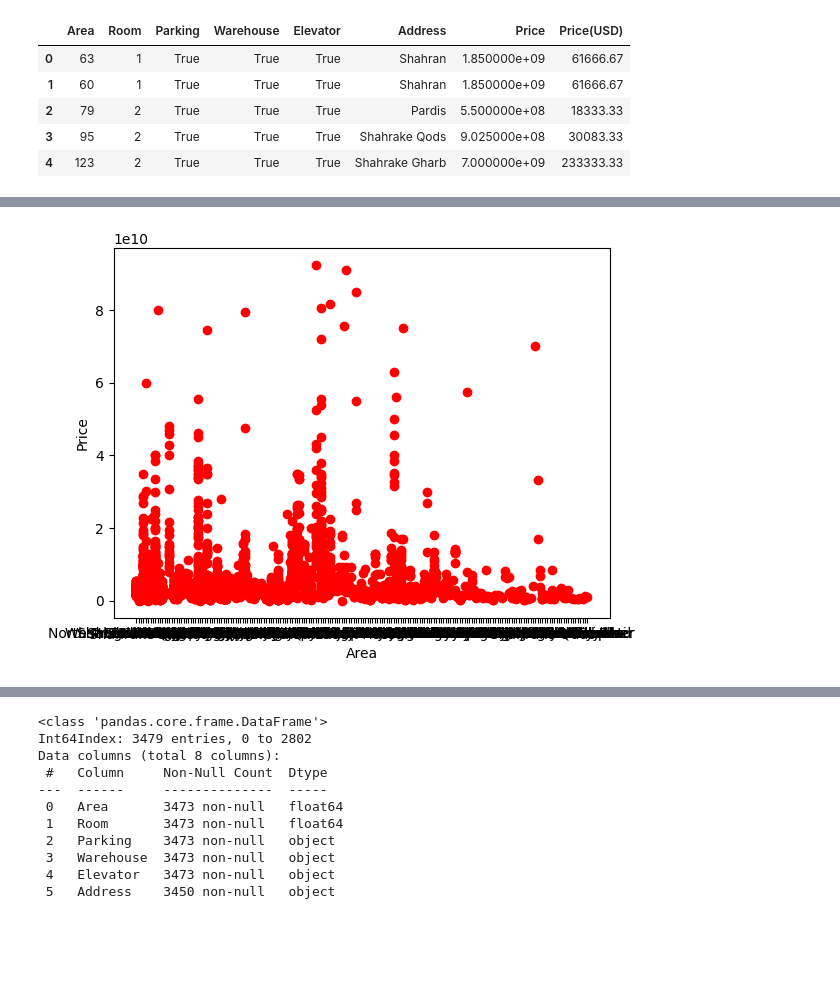
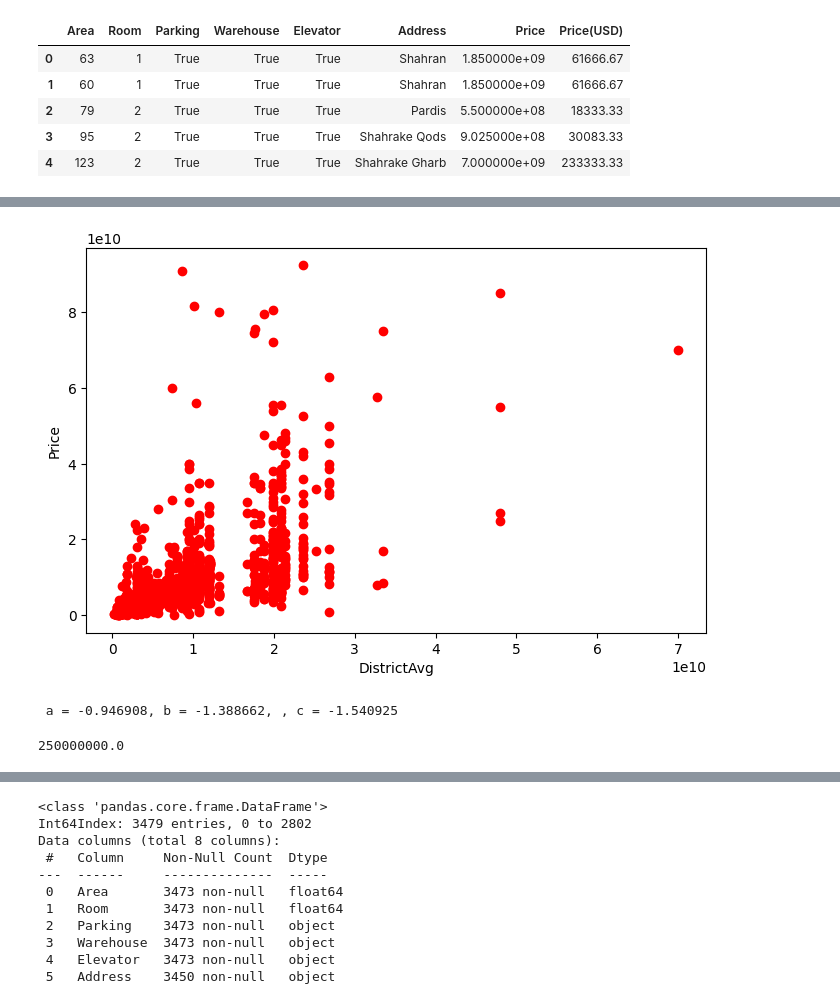
Before and after one commit to as-1999/Tehran-house-price-prediction, a Jupyter notebook: ml.ipynb, the cells around one changed output, grey strips where cells are left out. Drawn from its saved outputs; the diff is of its cells as text; code cells hidden in the pictures; blank space fills up the shorter version.

```diff
--- a/ml.ipynb
+++ b/ml.ipynb
@@ -14,14 +14,16 @@ df.head()
 | 3 | 95 | 2 | True | True | True | Shahrake Qods | 9.025000e+08 | 30083.33 |
 | 4 | 123 | 2 | True | True | True | Shahrake Gharb | 7.000000e+09 | 233333.33 |
 # %%
+#Delete unnecessary data
+df.drop('Price(USD)', axis=1, inplace=True)
+
 #Removing outlier data
 indexNames = df[df['Area'].apply(lambda x: not x.isdigit())].index
 df.drop(indexNames , inplace=True)
+df = df[df['Address'].notna()]
+df = df.reset_index(drop=True)
 
 #Changing 'Area' column type
-df['Area'] = df['Area'].astype(np.float64)
+df['Area'] = df['Area'].astype(np.int32)
 
-#Delete unnecessary data
-df.drop('Price(USD)', axis=1, inplace=True)
-nans = df['Address'].isna()
-df = df[~nans]
+df
@@ -55,27 +71,23 @@ memory usage: 144.9+ KB
 # %%
 # Importing LabelEncoder from Sklearn
 # library from preprocessing Module.
-from sklearn.preprocessing import LabelEncoder
+#from sklearn.preprocessing import LabelEncoder
 
 # Creating a instance of label Encoder.
-le = LabelEncoder()
+#le = LabelEncoder()
 
 # Using .fit_transform function to fit label
 # encoder and return encoded label
 #label = le.fit_transform(df['Address'])
 
-def f(address, df):
+def avg(address, df):
     districtPrices = df[df['Address'] == address]['Price'].values
     return districtPrices.sum()/districtPrices.size
 
-df1 = df['Address'].apply(f, df=df)
-df1.values
+label = df['Address'].apply(avg, df=df).values
 
 
 # printing label
 df1 = pd.DataFrame(label, columns=['DistrictAvg'])
 df = pd.concat([df,df1],axis=1)
-df['Parking'] = df['Parking'].astype(bool)
-df['Warehouse'] = df['Warehouse'].astype(bool)
-df['Elevator'] = df['Elevator'].astype(bool)
-df.head()
+df.isna().sum()
@@ -102,9 +158,11 @@ from sklearn.metrics import roc_auc_score,roc_curve
 from sklearn.linear_model import LogisticRegression
 from sklearn.metrics import mean_squared_error, r2_score
 # %%
-plt.scatter(df['Address'], df.Price, color='red')
+plt.figure(figsize=(8,5))
+x_data, y_data = (df["DistrictAvg"].values, df["Price"].values)
+plt.plot(x_data, y_data, 'ro')
 plt.ylabel('Price')
-plt.xlabel('Area')
+plt.xlabel('DistrictAvg')
 plt.show()
 # %% [output]
-[figure, old version]
+[figure, new version]
@@ -110,0 +177,11 @@ plt.show()
+# %%
+from scipy.optimize import curve_fit
+popt, pcov = curve_fit(exponential, xdata, ydata)
+#print the final parameters
+print(" a = %f, b = %f, , c = %f" % (popt[0], popt[1], popt[2]))
+# %% [output]
+ a = -0.946908, b = -1.388662, , c = -1.540925
+# %%
+min(x_data)
+# %% [output]
+250000000.0
```
Also changed, not shown: parts of 19 cells of this notebook.
